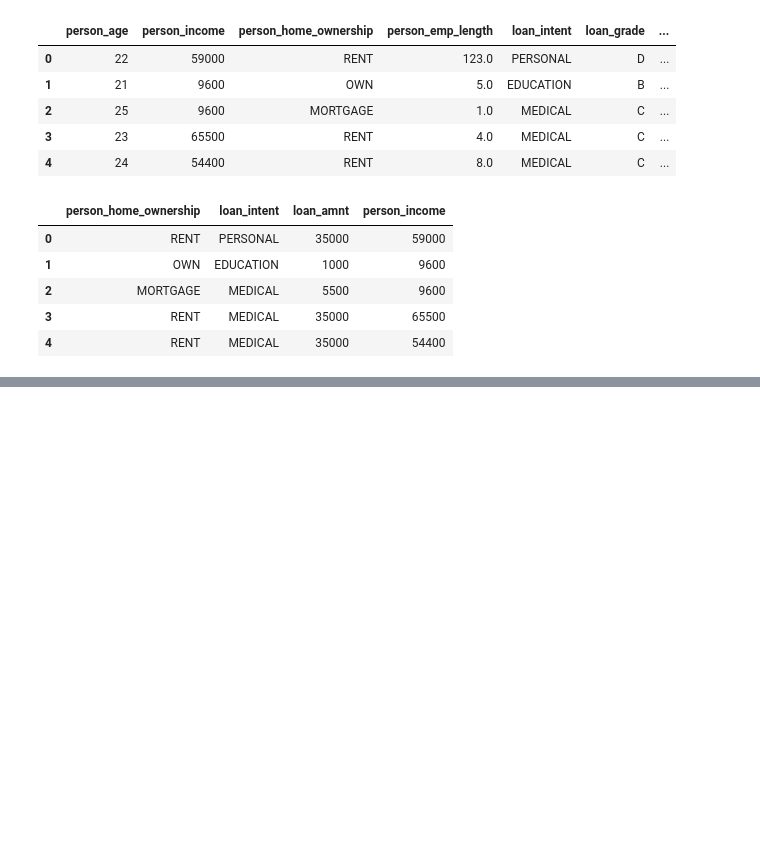
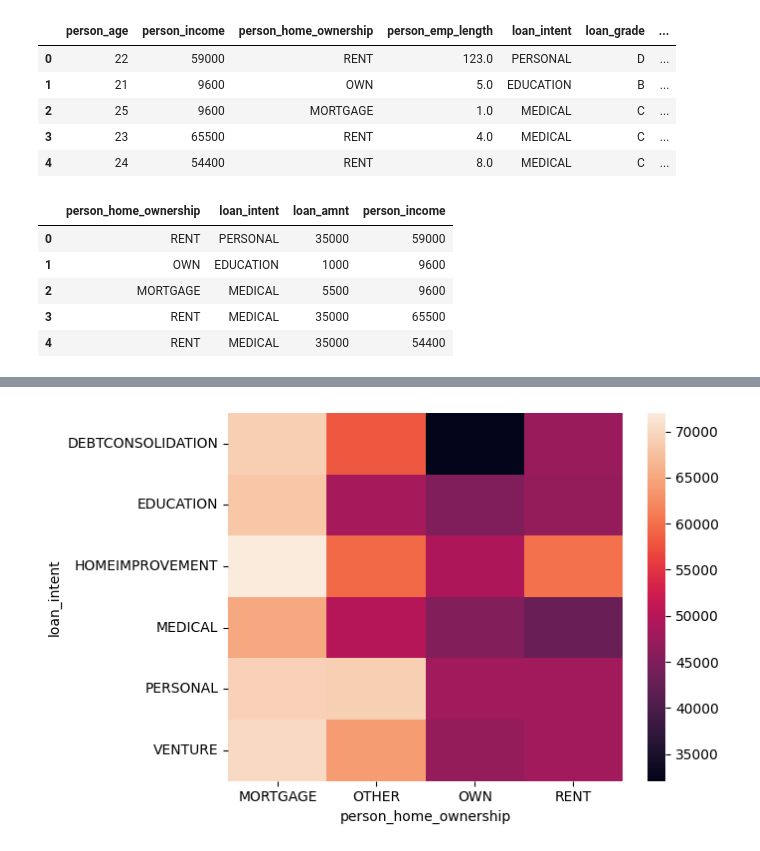
Before and after one commit to noname123920/analiz_dannih, a Jupyter notebook: Untitled6.ipynb, the cells around one changed output, grey strips where cells are left out. Drawn from its saved outputs; the diff is of its cells as text; code cells hidden in the pictures; blank space fills up the shorter version.

```diff
--- a/Untitled6.ipynb
+++ b/Untitled6.ipynb
@@ -62,0 +59,5 @@ pivot3
+# %%
+sns.heatmap(pivot2)
+plt.show()
+# %% [output]
+[figure, added]
```
Also changed, not shown: parts of 5 cells of this notebook.
